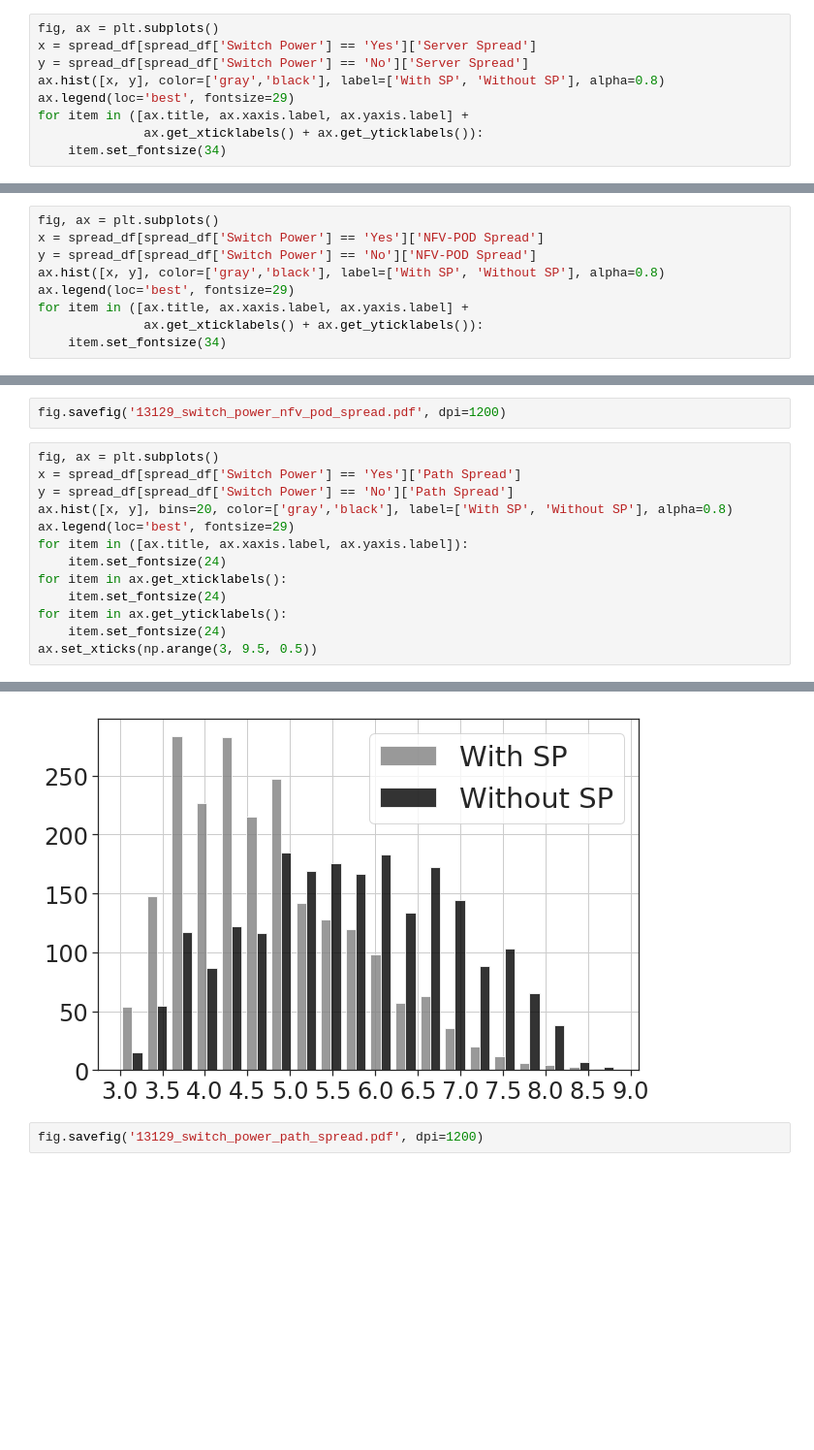
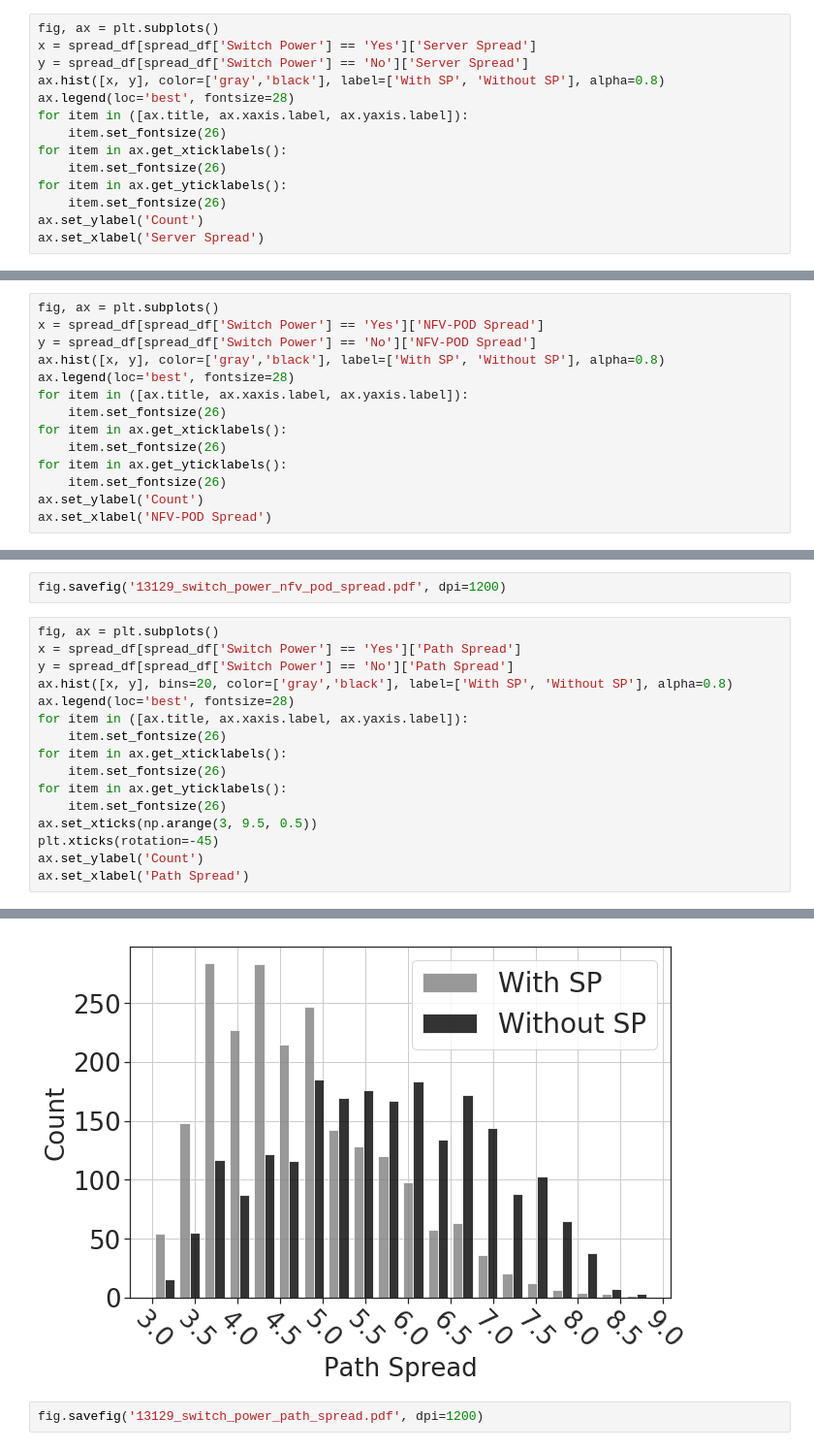
Before and after one commit to mfbari/esso, a Jupyter notebook: plots/plot_server_and_co_spread.ipynb, the cells around one changed output, grey strips where cells are left out. Shown at 97% size. Saved outputs shown, nothing was run; the diff lists cells and outputs as text; blank space fills up the shorter version.

Commit message:
update plot style rotate xticks

```diff
--- a/plots/plot_server_and_co_spread.ipynb
+++ b/plots/plot_server_and_co_spread.ipynb
@@ -132,8 +132,13 @@ fig, ax = plt.subplots()
 x = spread_df[spread_df['Switch Power'] == 'Yes']['Server Spread']
 y = spread_df[spread_df['Switch Power'] == 'No']['Server Spread']
 ax.hist([x, y], color=['gray','black'], label=['With SP', 'Without SP'], alpha=0.8)
-ax.legend(loc='best', fontsize=29)
-for item in ([ax.title, ax.xaxis.label, ax.yaxis.label] +
-              ax.get_xticklabels() + ax.get_yticklabels()):
-    item.set_fontsize(34)
+ax.legend(loc='best', fontsize=28)
+for item in ([ax.title, ax.xaxis.label, ax.yaxis.label]):
+    item.set_fontsize(26)
+for item in ax.get_xticklabels():
+    item.set_fontsize(26)
+for item in ax.get_yticklabels():
+    item.set_fontsize(26)
+ax.set_ylabel('Count')
+ax.set_xlabel('Server Spread')
 # %% [output]
@@ -145,8 +151,13 @@ fig, ax = plt.subplots()
 x = spread_df[spread_df['Switch Power'] == 'Yes']['NFV-POD Spread']
 y = spread_df[spread_df['Switch Power'] == 'No']['NFV-POD Spread']
 ax.hist([x, y], color=['gray','black'], label=['With SP', 'Without SP'], alpha=0.8)
-ax.legend(loc='best', fontsize=29)
-for item in ([ax.title, ax.xaxis.label, ax.yaxis.label] +
-              ax.get_xticklabels() + ax.get_yticklabels()):
-    item.set_fontsize(34)
+ax.legend(loc='best', fontsize=28)
+for item in ([ax.title, ax.xaxis.label, ax.yaxis.label]):
+    item.set_fontsize(26)
+for item in ax.get_xticklabels():
+    item.set_fontsize(26)
+for item in ax.get_yticklabels():
+    item.set_fontsize(26)
+ax.set_ylabel('Count')
+ax.set_xlabel('NFV-POD Spread')
 # %% [output]
@@ -158,12 +170,15 @@ fig, ax = plt.subplots()
 x = spread_df[spread_df['Switch Power'] == 'Yes']['Path Spread']
 y = spread_df[spread_df['Switch Power'] == 'No']['Path Spread']
 ax.hist([x, y], bins=20, color=['gray','black'], label=['With SP', 'Without SP'], alpha=0.8)
-ax.legend(loc='best', fontsize=29)
+ax.legend(loc='best', fontsize=28)
 for item in ([ax.title, ax.xaxis.label, ax.yaxis.label]):
-    item.set_fontsize(24)
+    item.set_fontsize(26)
 for item in ax.get_xticklabels():
-    item.set_fontsize(24)
+    item.set_fontsize(26)
 for item in ax.get_yticklabels():
-    item.set_fontsize(24)
+    item.set_fontsize(26)
 ax.set_xticks(np.arange(3, 9.5, 0.5))
+plt.xticks(rotation=-45)
+ax.set_ylabel('Count')
+ax.set_xlabel('Path Spread')
 # %% [output]
@@ -183,4 +186,4 @@ ax.set_xticks(np.arange(3, 9.5, 0.5))
-[figure, old version]
+[figure, new version]
 # %%
 fig.savefig('13129_switch_power_path_spread.pdf', dpi=1200)
 # %%
```
Also changed, not shown: parts of 4 cells of this notebook.
